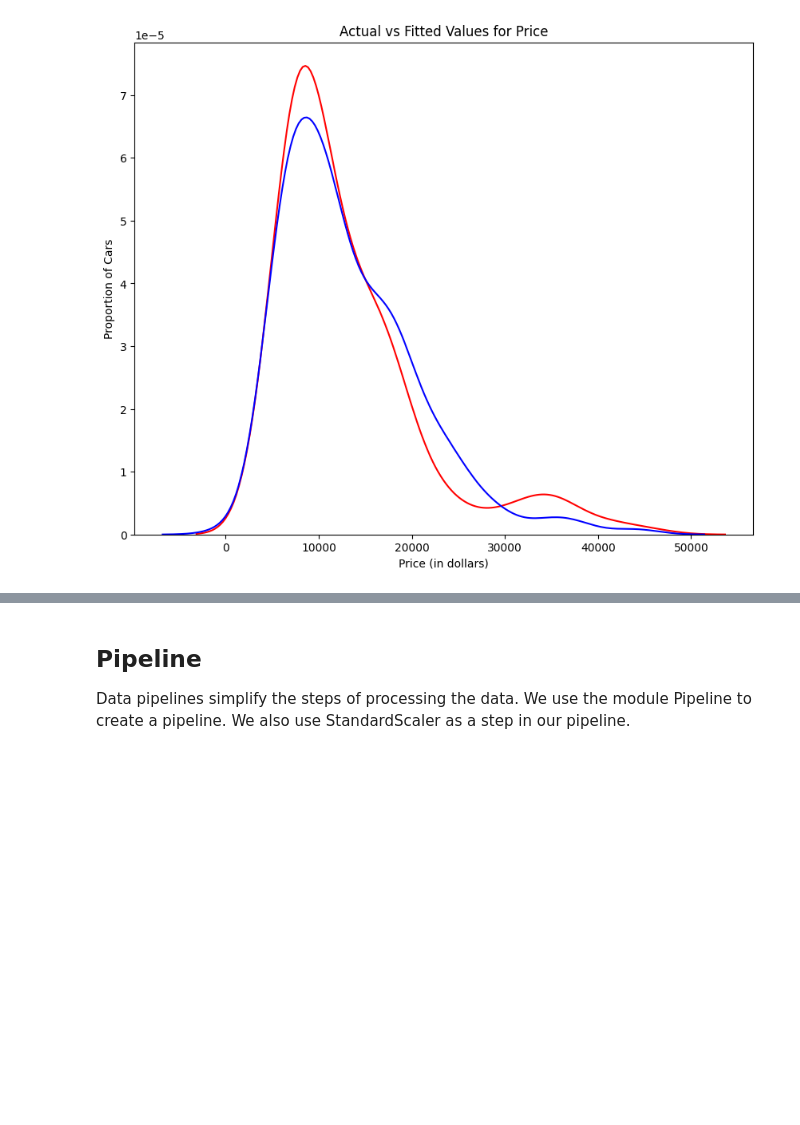
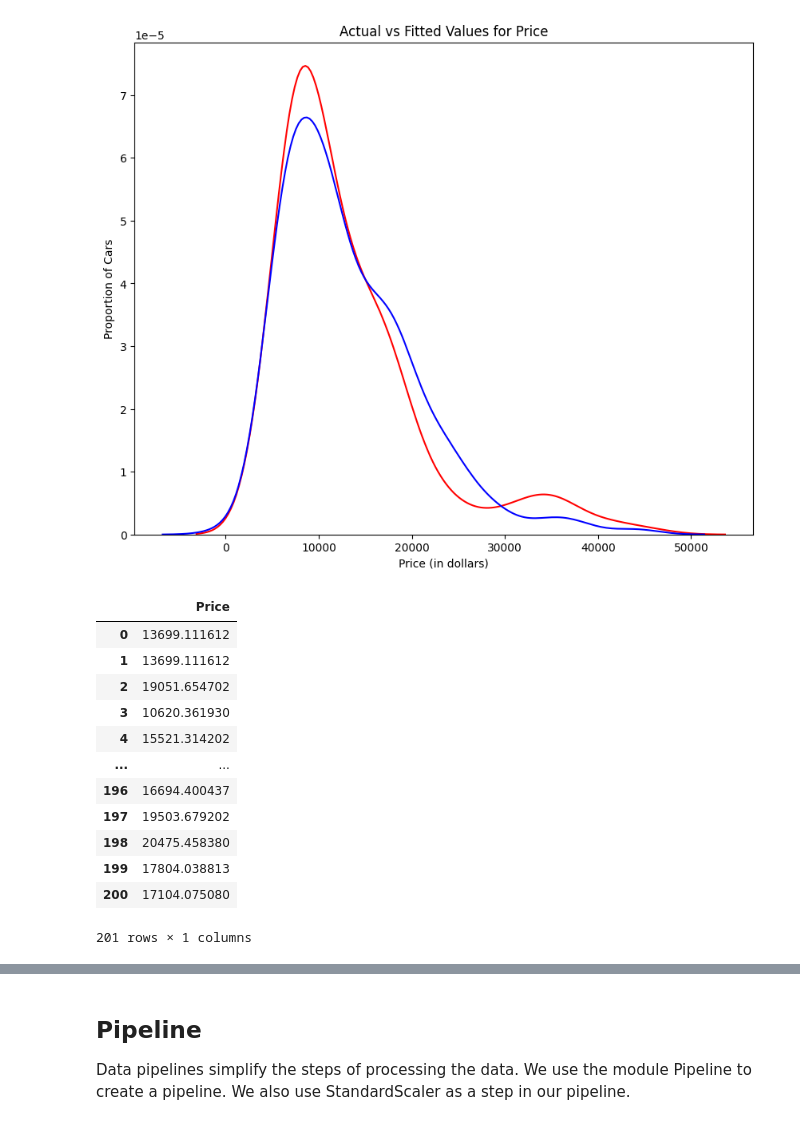
Before and after one commit to grish77/Data_Analysis-Basics, a Jupyter notebook: dataAnalysisUsingPython.ipynb, the cells around one changed output, grey strips where cells are left out. Drawn from its saved outputs; the diff is of its cells as text; code cells hidden in the pictures; blank space fills up the shorter version.

```diff
--- a/dataAnalysisUsingPython.ipynb
+++ b/dataAnalysisUsingPython.ipynb
@@ -657,3 +650,20 @@ https://gist.github.com/mwaskom/de44147ed2974457ad6372750bbe5751
 
   sns.distplot(Yhat, hist=False, color="b", label="Fitted Values" , ax=ax1)
 [figure]
+# %%
+y_predict = pd.DataFrame(Yhat, columns = ['Price'])
+y_predict
+# %% [output]
+|  | Price |
+| 0 | 13699.111612 |
+| 1 | 13699.111612 |
+| 2 | 19051.654702 |
+| 3 | 10620.361930 |
+| 4 | 15521.314202 |
+| ... | ... |
+| 196 | 16694.400437 |
+| 197 | 19503.679202 |
+| 198 | 20475.458380 |
+| 199 | 17804.038813 |
+| 200 | 17104.075080 |
+201 rows × 1 columns
```
Also changed, not shown: parts of 18 cells of this notebook.
